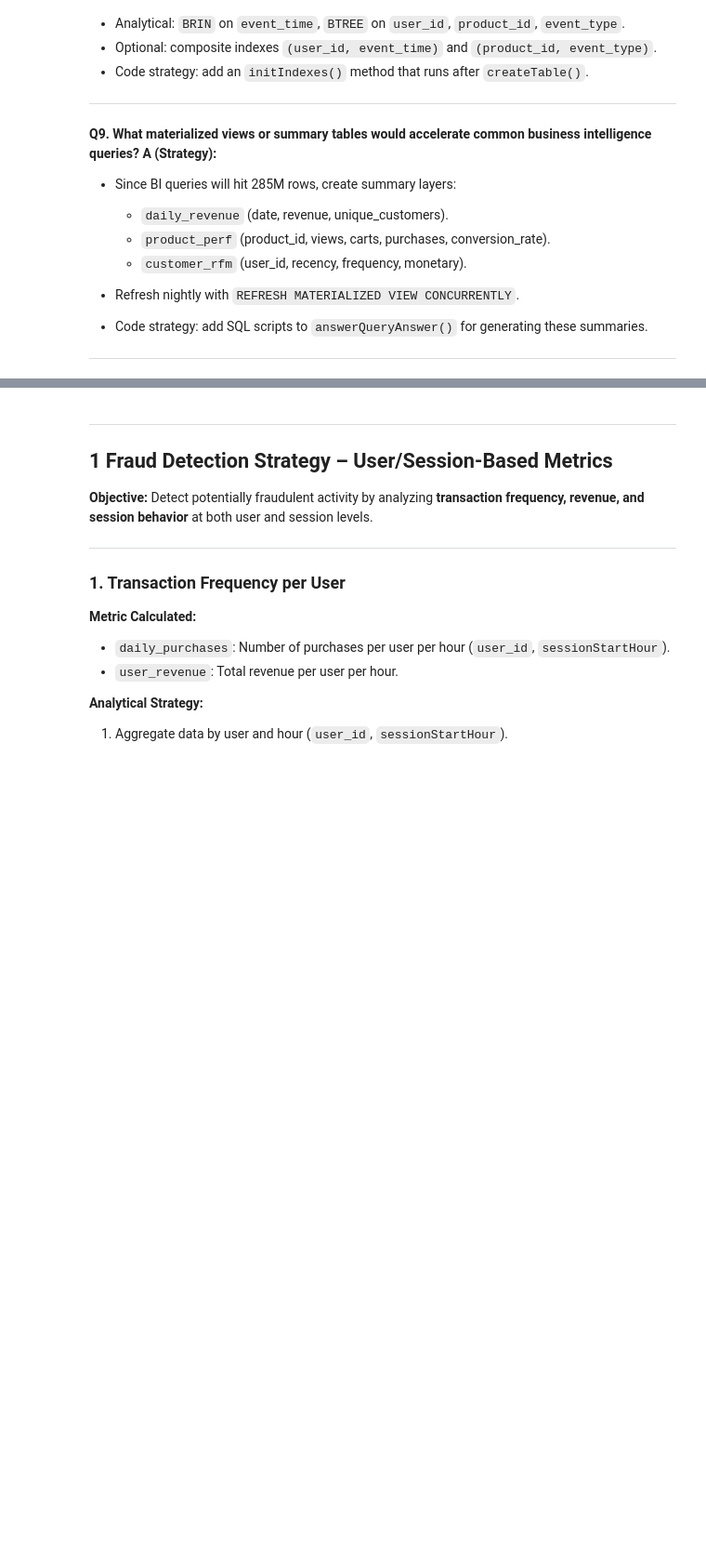
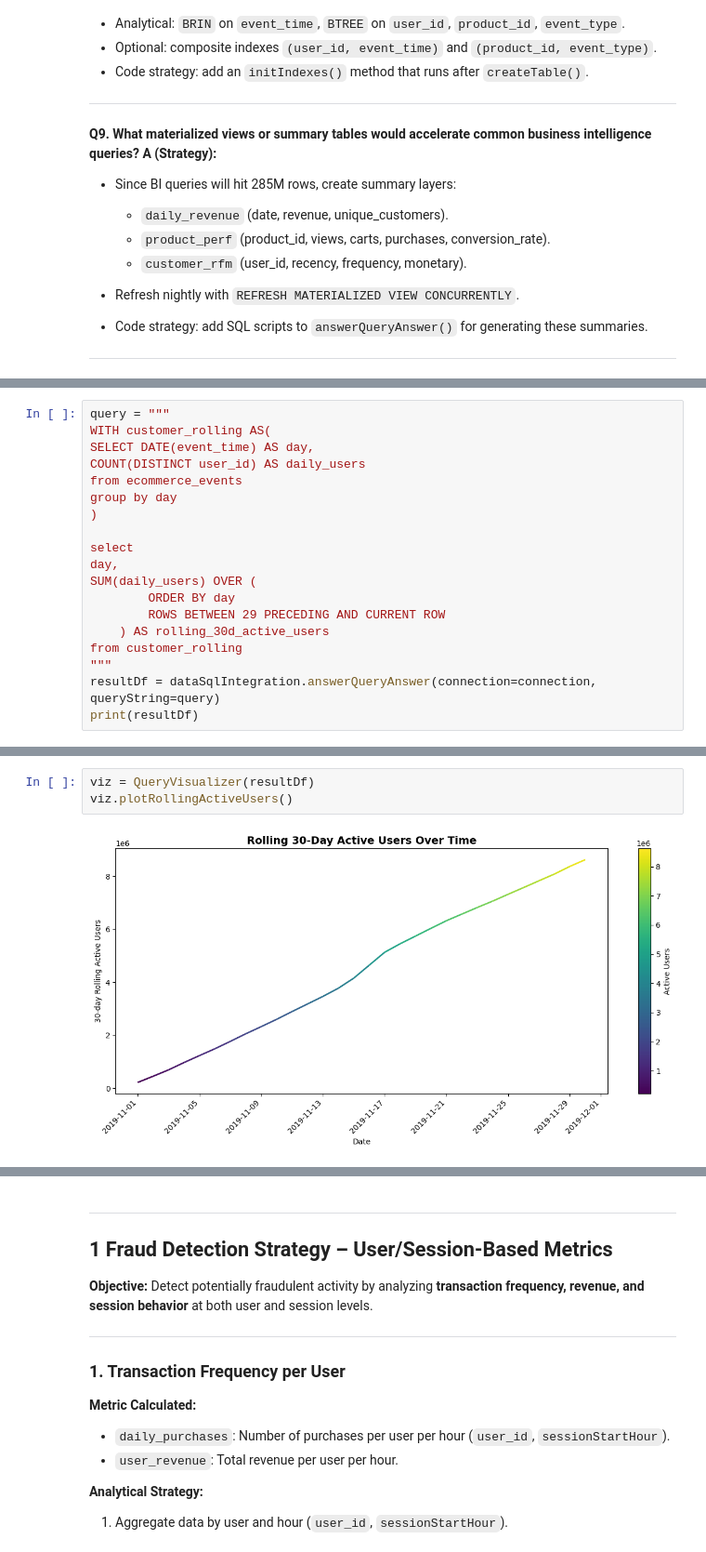
Before and after one commit to Tovix/E-commerceCustomerBehaviorAnalysis, a Jupyter notebook: notebooks/03_sql_analysis.ipynb, the cells around one changed output, grey strips where cells are left out. Shown at 93% size. Saved outputs shown, nothing was run; the diff lists cells and outputs as text; blank space fills up the shorter version.

```diff
--- a/notebooks/03_sql_analysis.ipynb
+++ b/notebooks/03_sql_analysis.ipynb
@@ -583,0 +1373,19 @@ $$
+# %%
+query = """
+WITH customer_rolling AS(
+SELECT DATE(event_time) AS day,
+COUNT(DISTINCT user_id) AS daily_users
+from ecommerce_events
+group by day
+)
+
+select
+day,
+SUM(daily_users) OVER (
+        ORDER BY day
+        ROWS BETWEEN 29 PRECEDING AND CURRENT ROW
+    ) AS rolling_30d_active_users
+from customer_rolling
+"""
+resultDf = dataSqlIntegration.answerQueryAnswer(connection=connection, queryString=query)
+print(resultDf)
@@ -584 +1413,6 @@ $$
+# %%
+viz = QueryVisualizer(resultDf)
+viz.plotRollingActiveUsers()
+# %% [output]
+[figure, added]
 # %% [markdown]
```
Also changed, not shown: parts of 68 cells of this notebook.
